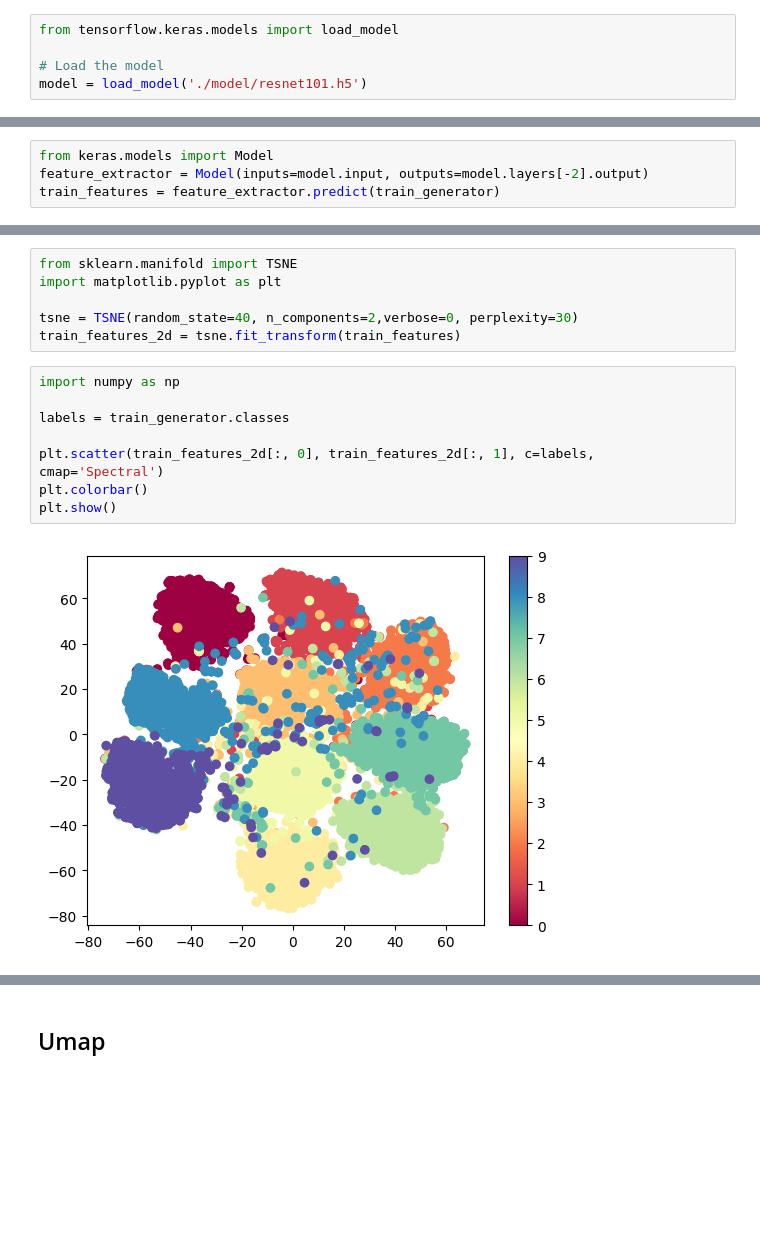
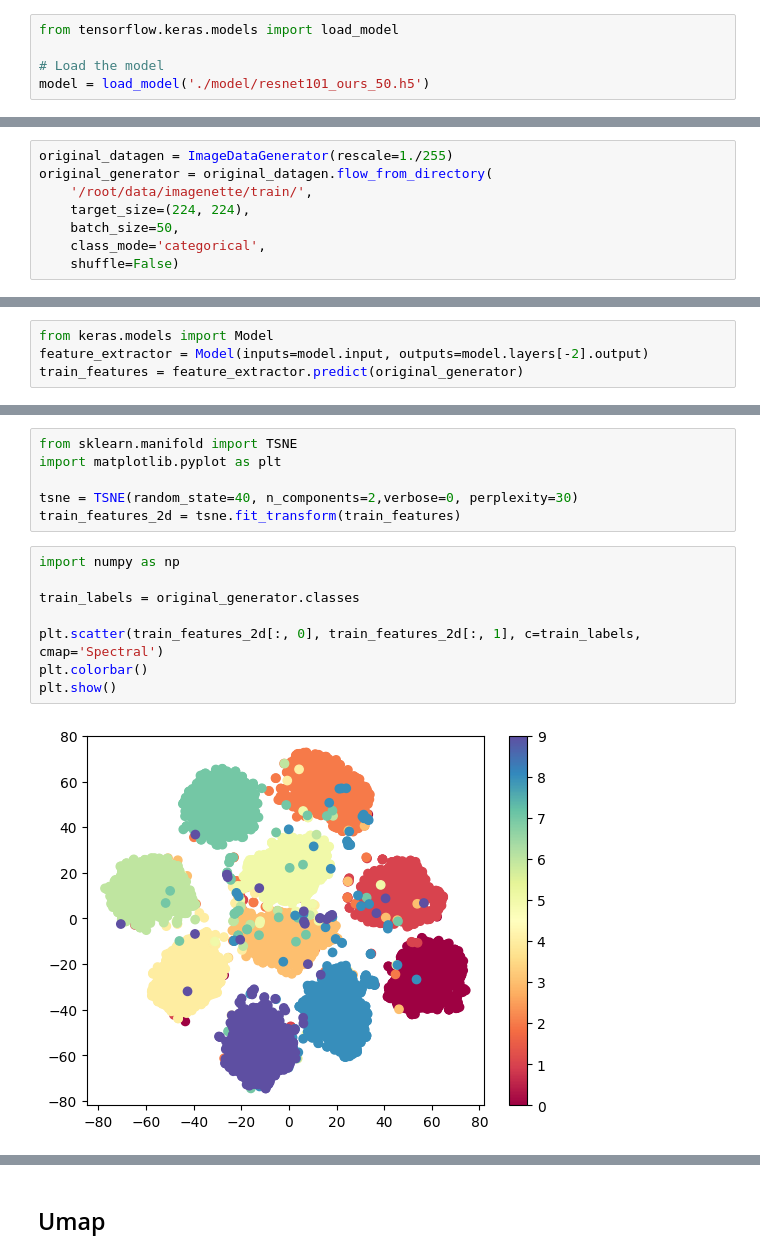
Before and after one commit to NayameoW/T-SNE-Visualization-of-imagenette, a Jupyter notebook: imagenette.ipynb, the cells around one changed output, grey strips where cells are left out. Cells and saved outputs as stored; diff of their text form; blank space fills up the shorter version.

```diff
--- a/imagenette.ipynb
+++ b/imagenette.ipynb
@@ -63,7 +86,7 @@ model.save('./model/resnet101.h5')
 from tensorflow.keras.models import load_model
 
 # Load the model
-model = load_model('./model/resnet101.h5')
+model = load_model('./model/resnet101_ours_50.h5')
 # %%
 # Use the Global Pooling layer for final features
 model.layers[-2]
@@ -71,0 +97,8 @@ model.layers[-2]
+# %%
+original_datagen = ImageDataGenerator(rescale=1./255)
+original_generator = original_datagen.flow_from_directory(
+    '/root/data/imagenette/train/',
+    target_size=(224, 224),
+    batch_size=50,
+    class_mode='categorical',
+    shuffle=False)
@@ -72,5 +107,5 @@ model.layers[-2]
 # %%
 from keras.models import Model
 feature_extractor = Model(inputs=model.input, outputs=model.layers[-2].output)
-train_features = feature_extractor.predict(train_generator)
+train_features = feature_extractor.predict(original_generator)
 # %% [output]
@@ -104,10 +139,10 @@ train_features_2d = tsne.fit_transform(train_features)
 # %%
 import numpy as np
 
-labels = train_generator.classes
+train_labels = original_generator.classes
 
-plt.scatter(train_features_2d[:, 0], train_features_2d[:, 1], c=labels, cmap='Spectral')
+plt.scatter(train_features_2d[:, 0], train_features_2d[:, 1], c=train_labels, cmap='Spectral')
 plt.colorbar()
 plt.show()
 # %% [output]
-[figure, old version]
+[figure, new version]
```
Also changed, not shown: parts of 13 cells of this notebook.
